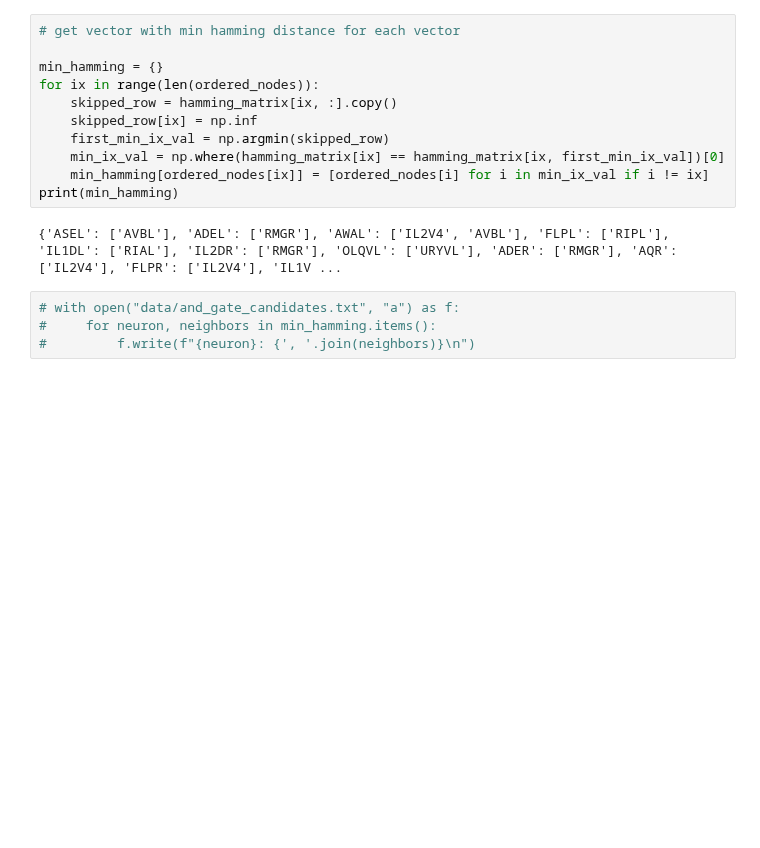
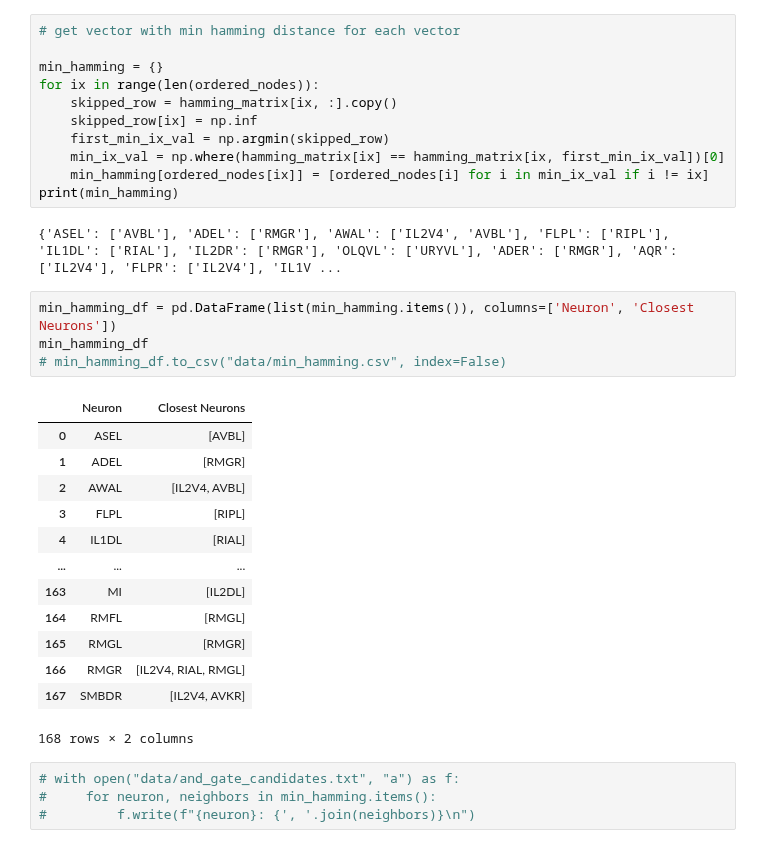
Before and after one commit to Shavit-Lab/celegans_connectome_analysis, a Jupyter notebook: hamming.ipynb, the cells around one changed output. Cells and saved outputs as stored; diff of their text form; blank space fills up the shorter version.

```diff
--- a/hamming.ipynb
+++ b/hamming.ipynb
@@ -84,6 +84,24 @@ for ix in range(len(ordered_nodes)):
 print(min_hamming)
 # %% [output]
 {'ASEL': ['AVBL'], 'ADEL': ['RMGR'], 'AWAL': ['IL2V4', 'AVBL'], 'FLPL': ['RIPL'], 'IL1DL': ['RIAL'], 'IL2DR': ['RMGR'], 'OLQVL': ['URYVL'], 'ADER': ['RMGR'], 'AQR': ['IL2V4'], 'FLPR': ['IL2V4'], 'IL1V ...
+# %%
+min_hamming_df = pd.DataFrame(list(min_hamming.items()), columns=['Neuron', 'Closest Neurons'])
+min_hamming_df
+# min_hamming_df.to_csv("data/min_hamming.csv", index=False)
+# %% [output]
+|  | Neuron | Closest Neurons |
+| 0 | ASEL | [AVBL] |
+| 1 | ADEL | [RMGR] |
+| 2 | AWAL | [IL2V4, AVBL] |
+| 3 | FLPL | [RIPL] |
+| 4 | IL1DL | [RIAL] |
+| ... | ... | ... |
+| 163 | MI | [IL2DL] |
+| 164 | RMFL | [RMGL] |
+| 165 | RMGL | [RMGR] |
+| 166 | RMGR | [IL2V4, RIAL, RMGL] |
+| 167 | SMBDR | [IL2V4, AVKR] |
+168 rows × 2 columns
 # %%
 # with open("data/and_gate_candidates.txt", "a") as f:
 #     for neuron, neighbors in min_hamming.items():
```
Also changed, not shown: 1 other file.
